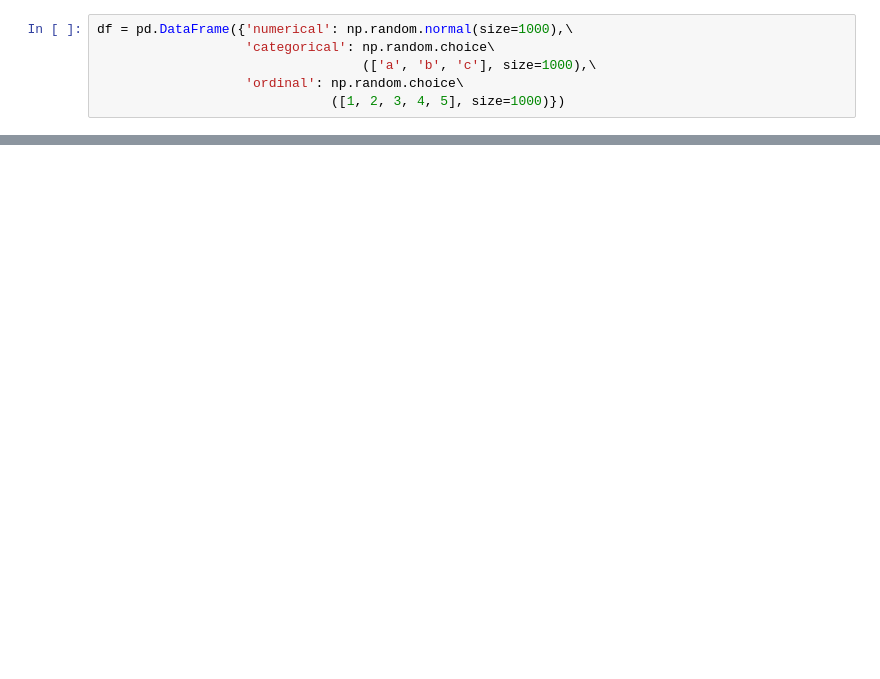
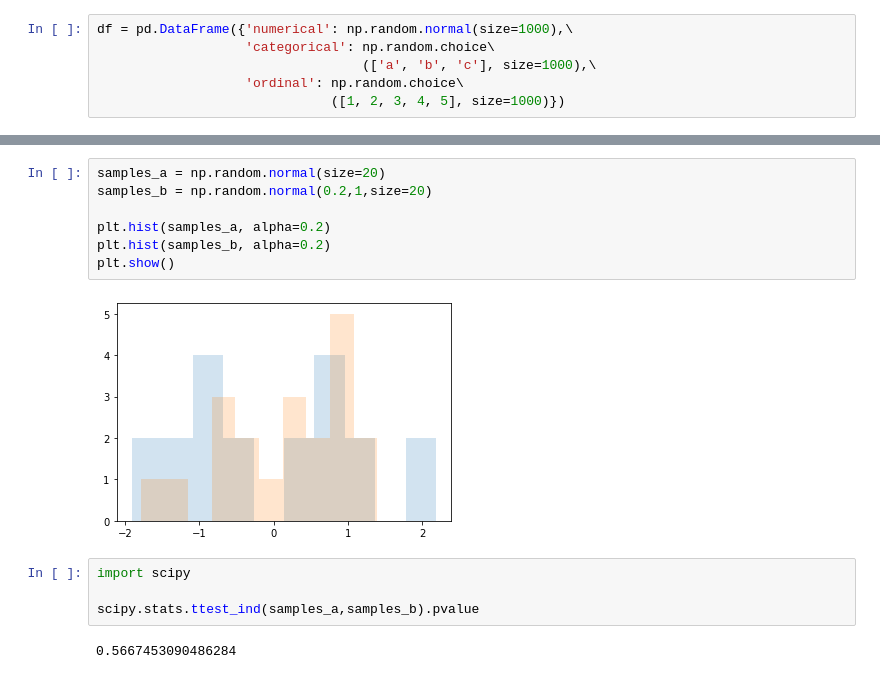
Before and after one commit to samyon7/Statistics-Python, a Jupyter notebook: Work_3/work_3-1.ipynb, the cells around one changed output, grey strips where cells are left out. Cells and saved outputs as stored; diff of their text form; blank space fills up the shorter version.

```diff
--- a/Work_3/work_3-1.ipynb
+++ b/Work_3/work_3-1.ipynb
@@ -297,0 +298,15 @@ plt.show()
+# %%
+samples_a = np.random.normal(size=20)
+samples_b = np.random.normal(0.2,1,size=20)
+
+plt.hist(samples_a, alpha=0.2)
+plt.hist(samples_b, alpha=0.2)
+plt.show()
+# %% [output]
+[figure, added]
+# %%
+import scipy
+
+scipy.stats.ttest_ind(samples_a,samples_b).pvalue
+# %% [output]
+0.5667453090486284
```
Also changed, not shown: parts of 35 cells of this notebook.
